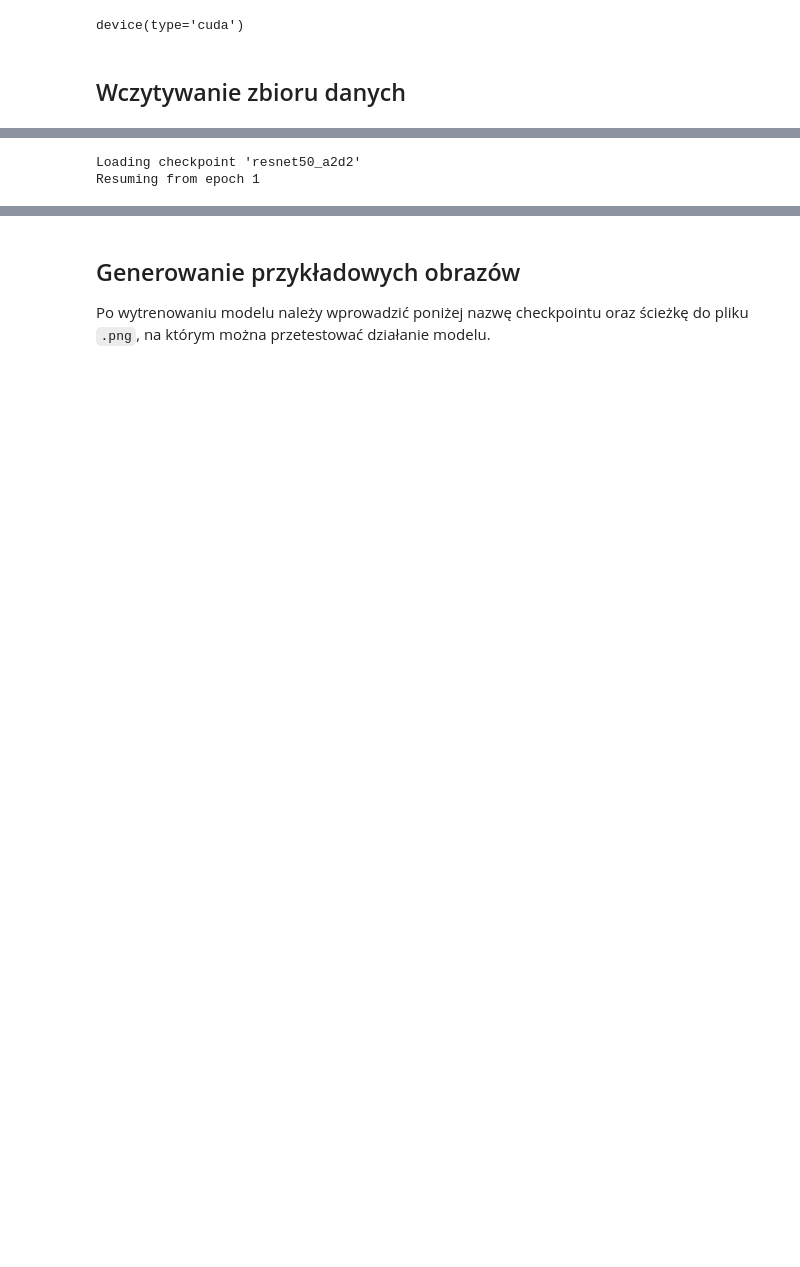
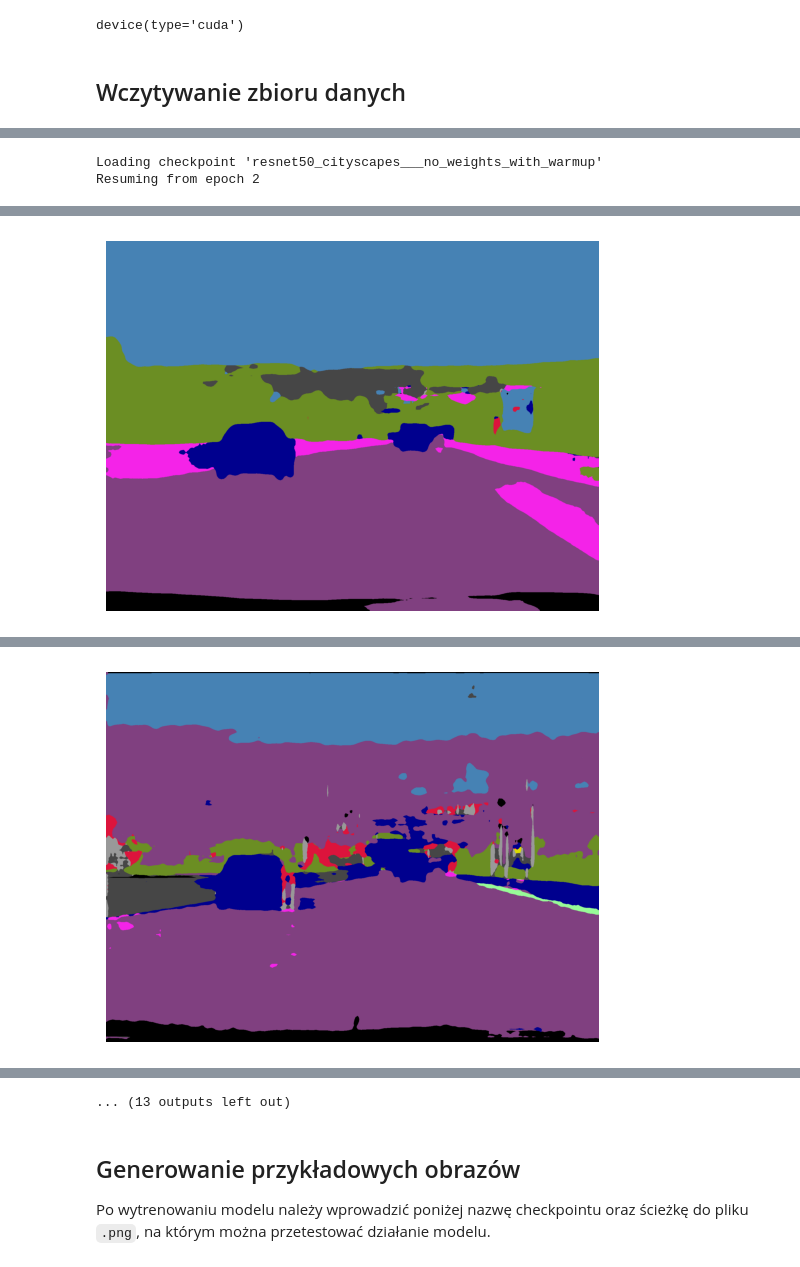
Before and after one commit to prax19/masters-project, a Jupyter notebook: usage_notebook.ipynb, the cells around one changed output, grey strips where cells are left out. Cells and saved outputs as stored; diff of their text form; code cells hidden in the pictures; blank space fills up the shorter version.

Commit message:
add lr warmup

```diff
--- a/usage_notebook.ipynb
+++ b/usage_notebook.ipynb
@@ -120,11 +120,14 @@ model = deeplabv3_resnet50(weights=weights, aux_loss=True)
 
 train_model(
     model=model,
+    num_epochs=60,
+    warmup_epochs=5,
+    lr=5e-5,
     train_dataset=train_dataset,
     test_dataset=test_dataset,
-    ckpt_name="resnet50_a2d2",
+    ckpt_name="resnet50_cityscapes___no_weights_with_warmup",
     device=device
 )
 # %% [output]
-Loading checkpoint 'resnet50_a2d2'
-Resuming from epoch 1
+Loading checkpoint 'resnet50_cityscapes___no_weights_with_warmup'
+Resuming from epoch 2
@@ -130,0 +135 @@ Resuming from epoch 1
+[figure, added]
@@ -130,0 +137 @@ Resuming from epoch 1
+[figure, added]
@@ -131,3 +145,4 @@ Resuming from epoch 1
+... (13 outputs left out)
 # %% [markdown]
 ## Generowanie przykładowych obrazów
 Po wytrenowaniu modelu należy wprowadzić poniżej nazwę checkpointu oraz ścieżkę do pliku `.png`, na  którym można przetestować działanie modelu.
```
Also changed, not shown: parts of 4 cells of this notebook, 4 other files.
